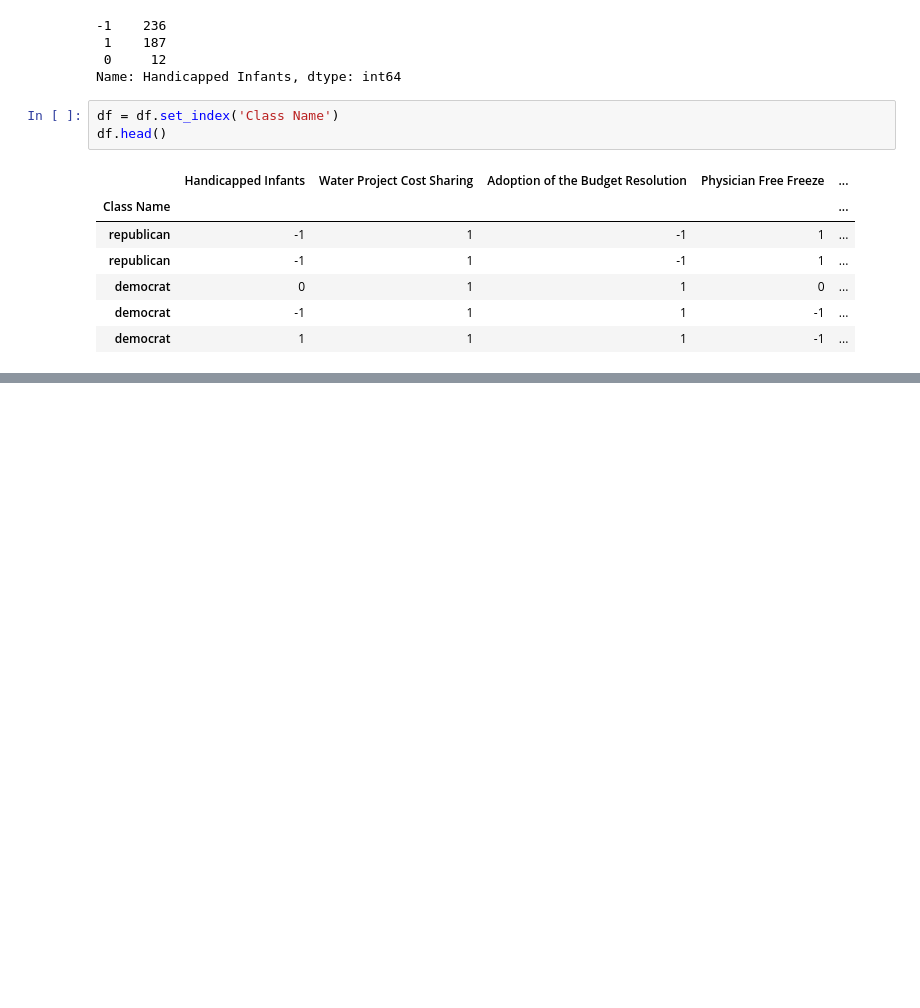
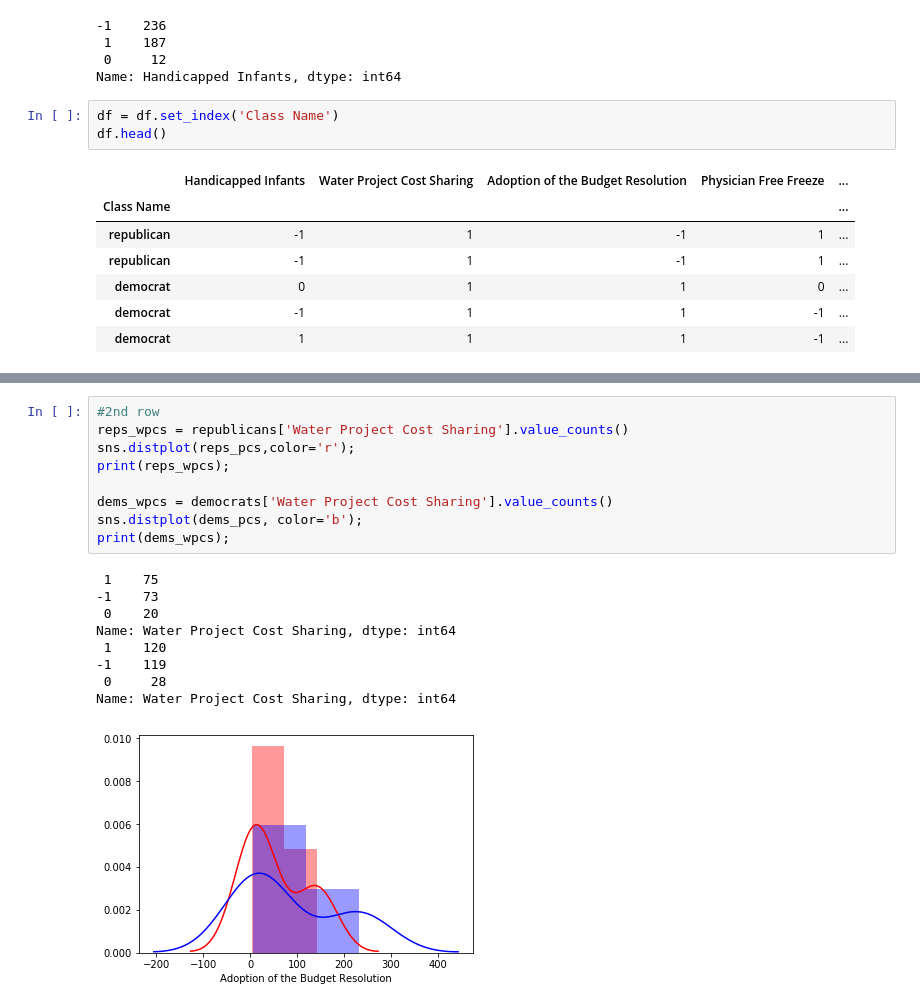
Before and after one commit to npgeorge/DS-Unit-1-Sprint-3-Statistical-Tests-and-Experiments, a Jupyter notebook: Nicholas_George_LS_DS_131_Statistics_Probability_Assignment.ipynb, the cells around one changed output, grey strips where cells are left out. Cells and saved outputs as stored; diff of their text form; blank space fills up the shorter version.

```diff
--- a/Nicholas_George_LS_DS_131_Statistics_Probability_Assignment.ipynb
+++ b/Nicholas_George_LS_DS_131_Statistics_Probability_Assignment.ipynb
@@ -146,0 +142,19 @@ sns.kdeplot(pff);
+# %%
+#2nd row
+reps_wpcs = republicans['Water Project Cost Sharing'].value_counts()
+sns.distplot(reps_pcs,color='r');
+print(reps_wpcs);
+
+dems_wpcs = democrats['Water Project Cost Sharing'].value_counts()
+sns.distplot(dems_pcs, color='b');
+print(dems_wpcs);
+# %% [output]
+ 1    75
+-1    73
+ 0    20
+Name: Water Project Cost Sharing, dtype: int64
+ 1    120
+-1    119
+ 0     28
+Name: Water Project Cost Sharing, dtype: int64
+[figure, added]
```
Also changed, not shown: parts of 6 cells of this notebook.
